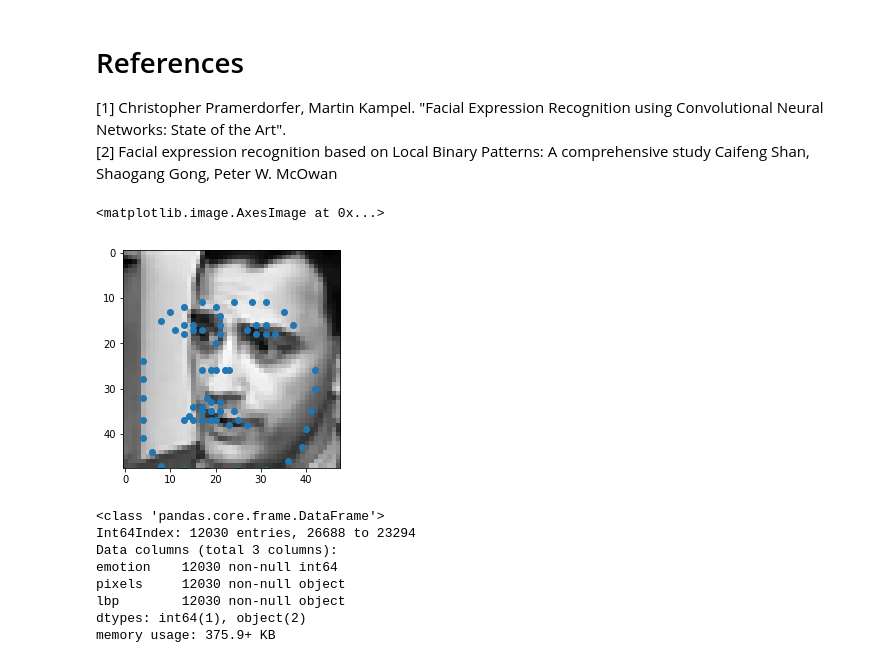
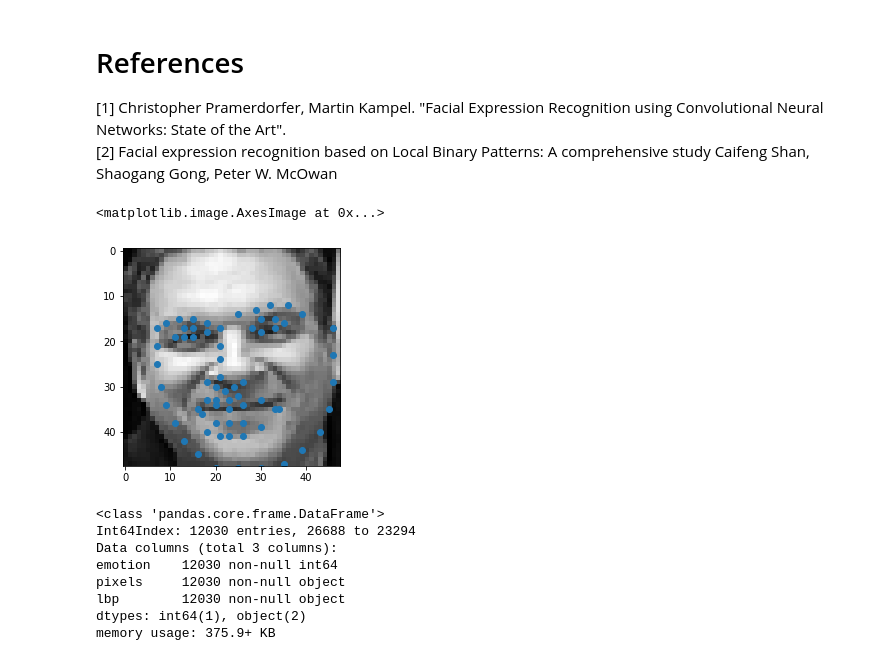
Before and after one commit to AntoineGuiot/project_vic, a Jupyter notebook: exploration_img_plot.ipynb, the cells around one changed output. Cells and saved outputs as stored; diff of their text form; code cells hidden in the pictures.

```diff
--- a/exploration_img_plot.ipynb
+++ b/exploration_img_plot.ipynb
@@ -378,13 +398,13 @@ See the caveats in the documentation: http://pandas.pydata.org/pandas-docs/stabl
 [1] Christopher Pramerdorfer, Martin Kampel. "Facial Expression Recognition using Convolutional Neural Networks: State of the Art".
 [2] Facial expression recognition based on Local Binary Patterns: A comprehensive study Caifeng Shan, Shaogang Gong, Peter W. McOwan
 # %%
-x =data_formatter_test.data.landmarks.values[127]
+x =data_formatter_test.data.landmarks.values[7]
 #plt.scatter(x[:,0], x[:,1])
 plt.scatter(np.array(x[:,0]),np.array(x[:,1]))
-plt.imshow(get_image(127), cmap= 'gray')
+plt.imshow(get_image(7), cmap= 'gray')
 # %% [output]
 <matplotlib.image.AxesImage at 0x...>
-[figure, old version]
+[figure, new version]
 # %%
 l = [[0,1,2],[0,3,4]]
 # %%
```
Also changed, not shown: parts of 17 cells of this notebook, 1 other file.
